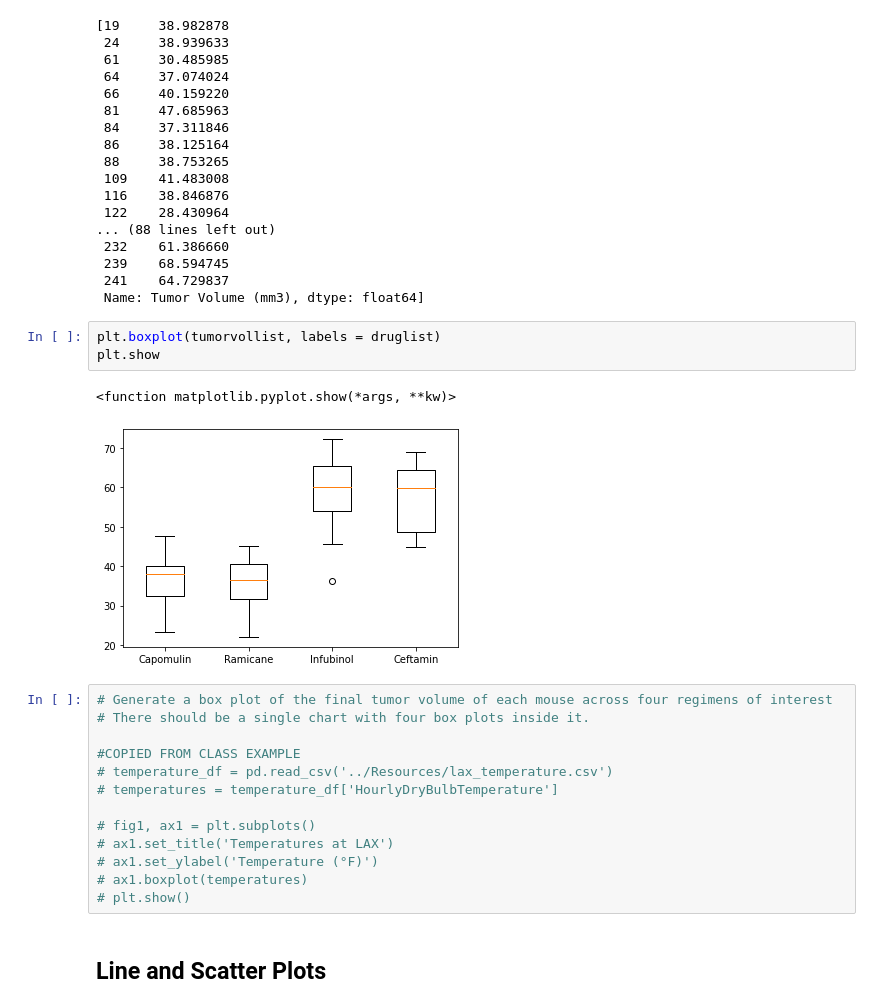
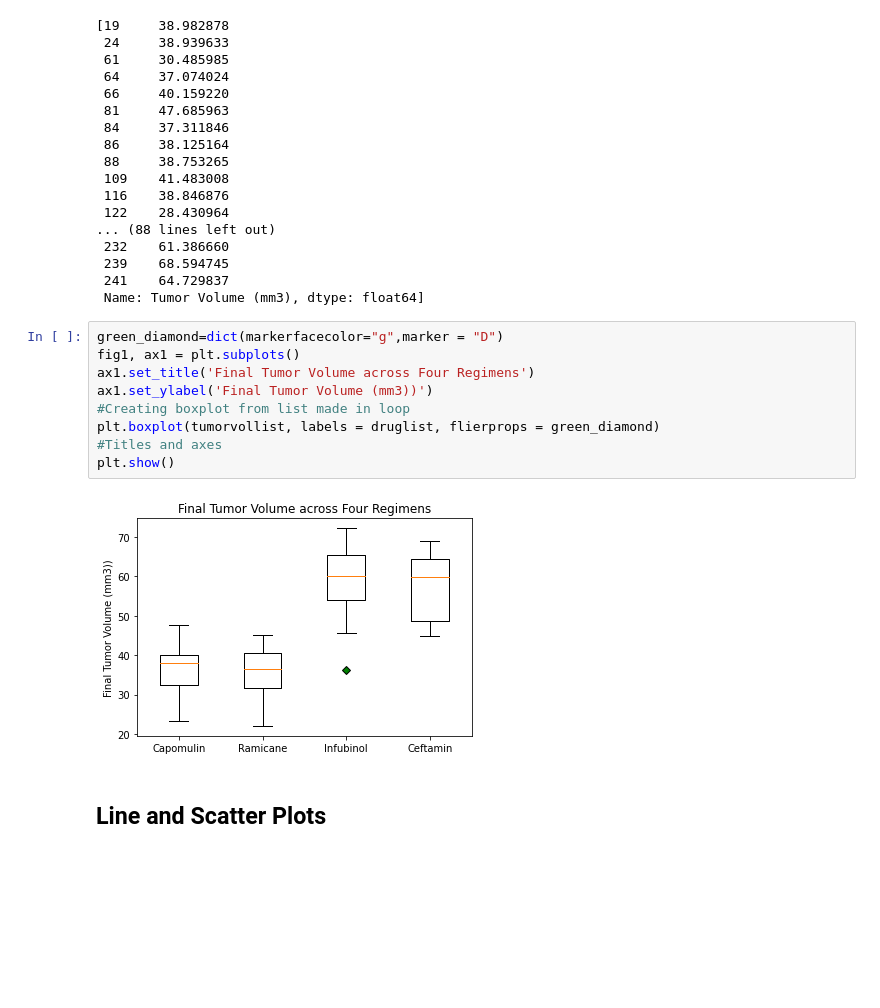
Before and after one commit to chanrce/Matplotlib-challenge, a Jupyter notebook: Instructions/Pymaceuticals/pymaceuticals_starter.ipynb, the cells around one changed output. Drawn from its saved outputs; the diff is of its cells as text; blank space fills up the shorter version.

Commit message:
formatted boxplots and outlier

```diff
--- a/Instructions/Pymaceuticals/pymaceuticals_starter.ipynb
+++ b/Instructions/Pymaceuticals/pymaceuticals_starter.ipynb
@@ -318,25 +313,17 @@ tumorvollist
  239    68.594745
  241    64.729837
  Name: Tumor Volume (mm3), dtype: float64]
-# %%
-plt.boxplot(tumorvollist, labels = druglist)
-plt.show
-# %% [output]
-<function matplotlib.pyplot.show(*args, **kw)>
-[figure, removed]
-# %%
-# Generate a box plot of the final tumor volume of each mouse across four regimens of interest
-# There should be a single chart with four box plots inside it.
-
-#COPIED FROM CLASS EXAMPLE
-# temperature_df = pd.read_csv('../Resources/lax_temperature.csv')
-# temperatures = temperature_df['HourlyDryBulbTemperature']
-
-# fig1, ax1 = plt.subplots()
-# ax1.set_title('Temperatures at LAX')
-# ax1.set_ylabel('Temperature (°F)')
-# ax1.boxplot(temperatures)
-# plt.show()
+# %%
+green_diamond=dict(markerfacecolor="g",marker = "D")
+fig1, ax1 = plt.subplots()
+ax1.set_title('Final Tumor Volume across Four Regimens')
+ax1.set_ylabel('Final Tumor Volume (mm3))')
+#Creating boxplot from list made in loop
+plt.boxplot(tumorvollist, labels = druglist, flierprops = green_diamond)
+#Titles and axes
+plt.show()
+# %% [output]
+[figure, added]
 # %% [markdown]
 ## Line and Scatter Plots
 # %%
```
Also changed, not shown: parts of 1 cell of this notebook.
